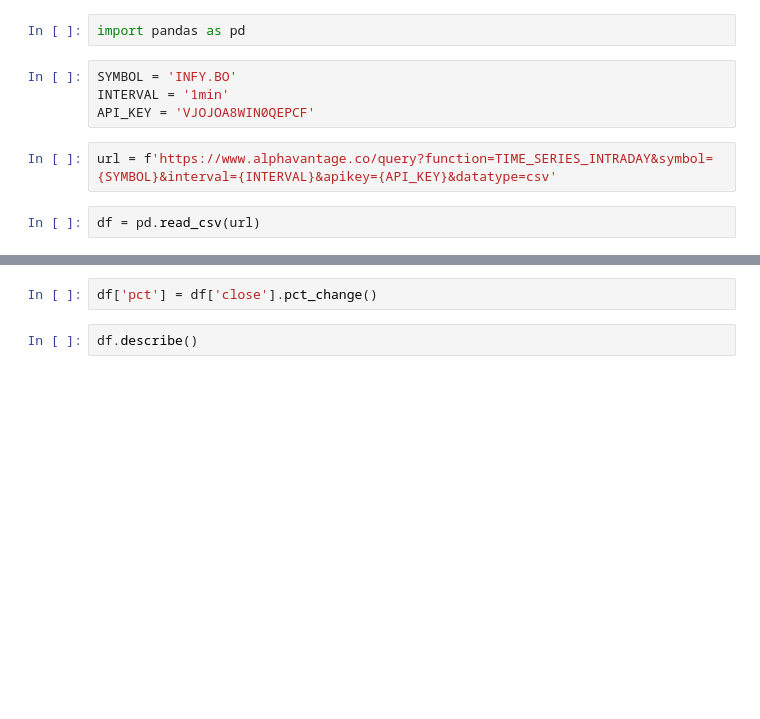
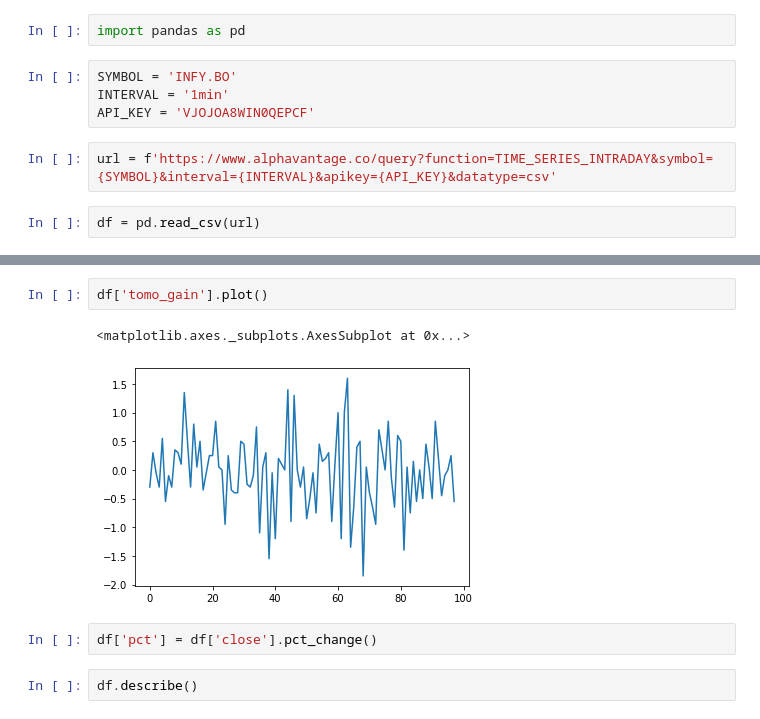
Before and after one commit to sumukshashidhar-archive/toreda-1722880656, a Jupyter notebook: src/high-frequency-trading/Data Pull Analysis.ipynb, the cells around one changed output, grey strips where cells are left out. Saved outputs shown, nothing was run; the diff lists cells and outputs as text; blank space fills up the shorter version.

```diff
--- a/src/high-frequency-trading/Data Pull Analysis.ipynb
+++ b/src/high-frequency-trading/Data Pull Analysis.ipynb
@@ -25,3 +38,8 @@ df['close'].plot()
+# %%
+df['tomo_gain'].plot()
+# %% [output]
+<matplotlib.axes._subplots.AxesSubplot at 0x...>
+[figure, added]
 # %%
 df['pct'] = df['close'].pct_change()
 # %%
```
Also changed, not shown: parts of 8 cells of this notebook, 3 other files.
